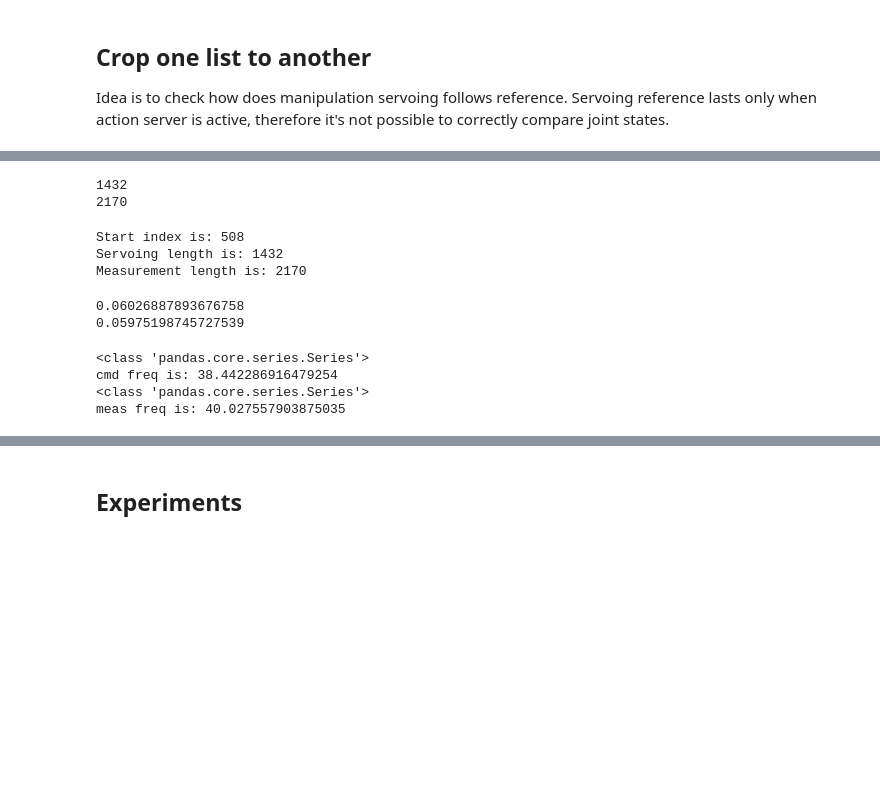
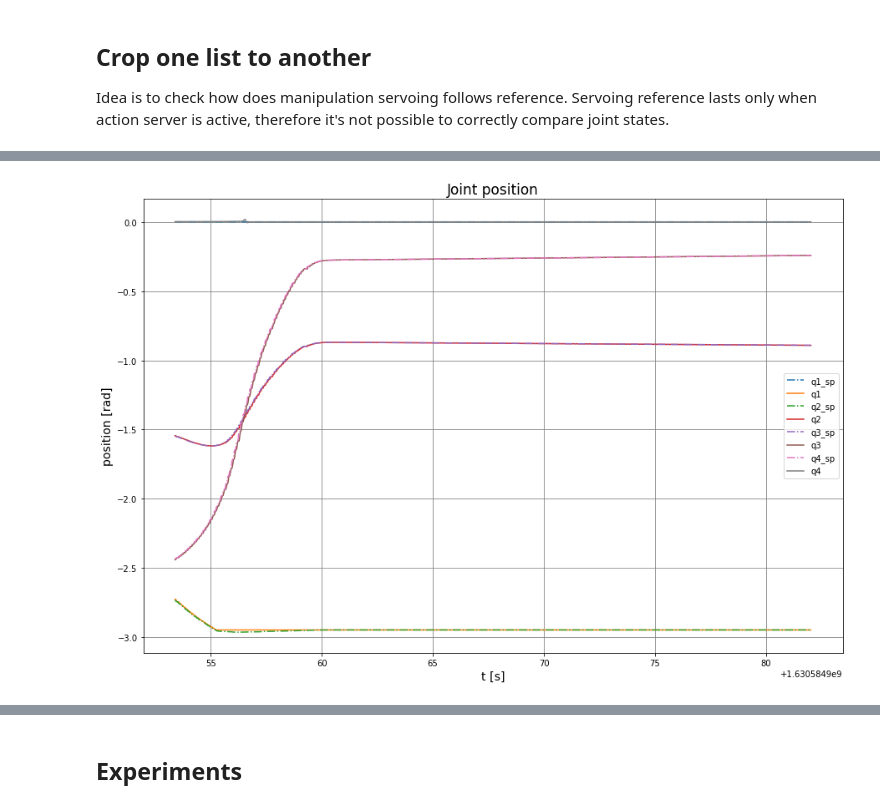
Before and after one commit to fzoric8/ros_utils, a Jupyter notebook: bags/bagging.ipynb, the cells around one changed output, grey strips where cells are left out. Drawn from its saved outputs; the diff is of its cells as text; code cells hidden in the pictures; blank space fills up the shorter version.

Commit message:
Added subplot method for joints etc..

```diff
--- a/bags/bagging.ipynb
+++ b/bags/bagging.ipynb
@@ -368,81 +308,36 @@ q4 = series_list[3]
 #pos_5 = series_list[4]
 #pos_6 = series_list[5]
 
 q1_sp = series_cmd_list[0]
 q2_sp = series_cmd_list[1]
 q3_sp = series_cmd_list[2]
 q4_sp = series_cmd_list[3]
 #cmd_pos_5 = series_cmd_list[4]
 #cmd_pos_6 = series_cmd_list[5]
 
 q1 = crop_dfs(time_s, time_s_cmd, q1, q1_sp)
-q2_sp = crop_dfs(time_s, time_s_cmd, q2, q2_sp)
-q3_sp = crop_dfs(time_s, time_s_cmd, q3, q3_sp)
-q4_sp = crop_dfs(time_s, time_s_cmd, q4, q4_sp)
+q2 = crop_dfs(time_s, time_s_cmd, q2, q2_sp)
+q3 = crop_dfs(time_s, time_s_cmd, q3, q3_sp)
+q4 = crop_dfs(time_s, time_s_cmd, q4, q4_sp)
 #crop_pos_5 = crop_dfs(time_s, time_s_cmd, pos_4, cmd_pos_4)
 #crop_pos_6 = crop_dfs(time_s, time_s_cmd, pos_5, cmd_pos_5)
 
-pos_list = [q1_sp, q1,
-            q2_sp, q2,
-            q3_sp, q3,
-            q4_sp, q4
-           ]
 
-names = ["q1_sp", "q1", "q2_sp", "q2", "q3_sp", "q3"]# "q3", "q3_cmd"]
 
 config_dict = {
                "title":"Joint position",
                "x_label":"t [s]",
                "y_label": "position [rad]",
                "w": 15,
                "h": 10,
                "use_legend":True,
                "font_size": 14,
                "grid":True,
               }
 
 
-print(len(time_s_cmd))
-print(len(q4))
 
-#plot_multiple_series(time_s_cmd, pos_list, names, config_dict)
-
-
-#plot_multiple_series_wth_subplotting(time, series_list, n_rows, n_columns, plt_format="grid", reference=False)
+# Plot multiple series method for joint positions or something like that
+plot_multiple_series(time_s_cmd, pos_list, names, config_dict)
 # %% [output]
-1432
-2170
+[figure, added]
-# %%
-# Get start :)
-diff_list = [t - start_t_cmd for t in time_s]
-
-closest_element = min([t if t > 0 else 1000 for t in diff_list])
-
-# Find out closest element in mesurements
-index_ = list(time_s).index(closest_element + start_t_cmd)
-print("Start index is: {}".format(index_))
-print("Servoing length is: {}".format(len(scaled_time_s_cmd)))
-print("Measurement length is: {}".format(len(scaled_time_s)))
-# %% [output]
-Start index is: 508
-Servoing length is: 1432
-Measurement length is: 2170
-# %%
-crop_dfs()
-# %% [output]
-0.06026887893676758
-0.05975198745727539
-# %%
-time_s = joint_states['Time']
-time_s_cmd = joint_group_position_ctl_cmd['Time']
-joint_group_position_ctl_cmd = pd.read_csv(csv_files[0])
-joint_states = pd.read_csv(csv_files[1])
-#time_s, time_s_cmd, joint_states, joint_group_position_ctl_cmd = crop_dfs(time_s, time_s_cmd, joint_states, joint_group_position_ctl_cmd)
-
-print("cmd freq is: {}".format(get_frequency(time_s_cmd)))
-print("meas freq is: {}".format(get_frequency(time_s)))
-# %% [output]
-<class 'pandas.core.series.Series'>
-cmd freq is: 38.442286916479254
-<class 'pandas.core.series.Series'>
-meas freq is: 40.027557903875035
```
Also changed, not shown: parts of 14 cells of this notebook.
